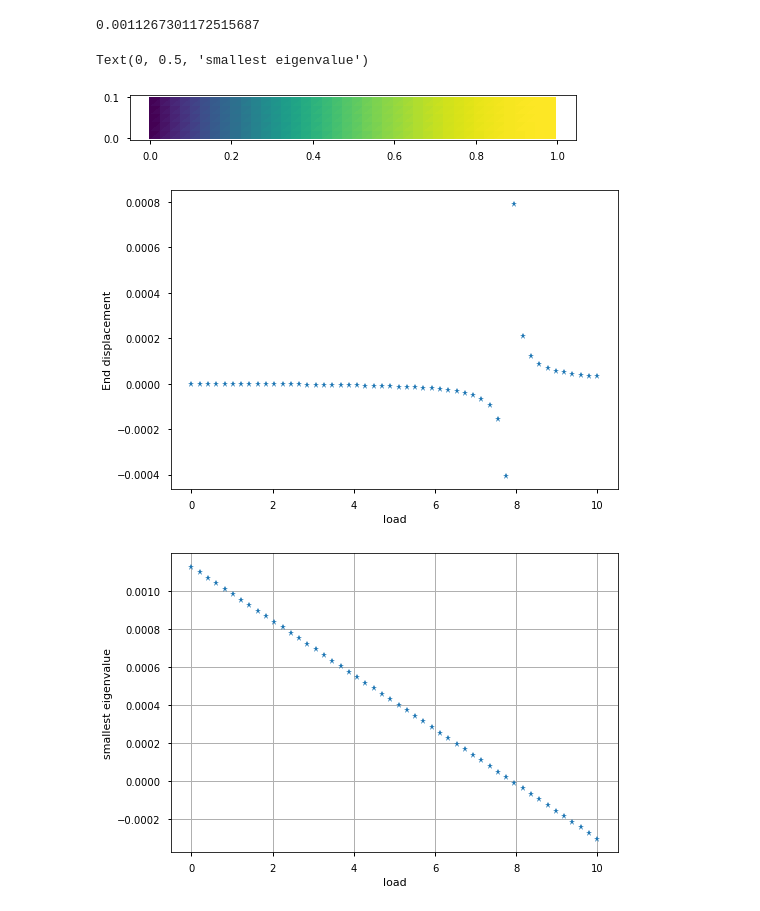
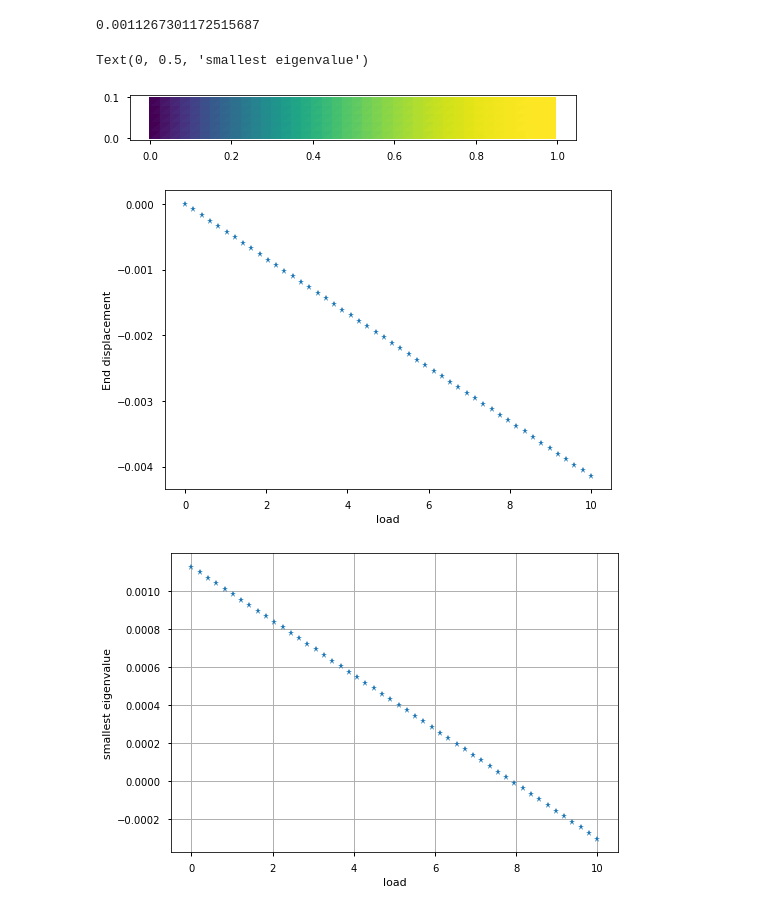
Before and after one commit to msolides2020/MU5MES01-2020, a Jupyter notebook: 04-Stability_bifurcations/NonlinearStabilityCheck.ipynb, the cells around one changed output. Saved outputs shown, nothing was run; the diff lists cells and outputs as text; code cells hidden in the pictures.

```diff
--- a/04-Stability_bifurcations/NonlinearStabilityCheck.ipynb
+++ b/04-Stability_bifurcations/NonlinearStabilityCheck.ipynb
@@ -117,14 +117,14 @@ At each time step:
 
     For the stability check, we define the following function returning the smallest eigenvalue of a bilinear form with given Dirichlet boundary conditions
 # %%
-def stability_monitor(ddE,neig=2,verbose=True):
+def stability_monitor(ddE, u, bcs, neig=2,verbose=True):
     eig_solver = EigenSolver(ddE, u, bcs=bcs)
     ncv, it = eig_solver.solve(neig,verbose=verbose)
     eigenvalues, [eigenvectors_real, eigenvectors_im] = eig_solver.get_eigenpairs(ncv)
     min_eig = min(eigenvalues.real)
     return min_eig
 
-stability_monitor(jacobian,neig=2)
+stability_monitor(jacobian, u, bcs, neig=2)
 # %% [output]
 ---- setting additional slepc options -----
      eps_max_it : 100
@@ -134,33 +134,33 @@ Number of converged/requested eigenvalues with 1 iterations  : 6/2
 # %%
 u.assign(Constant((0., 0.)))
 loads = np.linspace(0.0, 10, 50)
 forces = 0. * loads
 displ = 0. * loads
 min_eig = 0. * loads
 u.rename("u","u")
 file_u = File("results/nonlinear_compression.pvd");
 for (i,t) in enumerate(loads):
     b0.t = t
     # solve the problem
     solver.solve()
     # compute the smallest eigenvalue
-    min_eig[i] = stability_monitor(jacobian,neig=2,verbose=False)
+    min_eig[i] = stability_monitor(jacobian, u, bcs, neig=2,verbose=False)
     # force and end displacement
-    displ[i] = assemble(u[1]*ds(2))/Ly # average transverse displacement on the rigth end
+    displ[i] = assemble(u[0]*ds(2))/Ly # average displacement of the right end
     file_u << (u,t)
 plt.figure(0)
 plot(u, mode = "displacement")
 plt.figure(1)
 plt.plot(loads,displ,"*")
 plt.xlabel("load")
 plt.ylabel("End displacement")
 plt.figure(2)
 plt.plot(loads,min_eig,"*")
 plt.grid()
 plt.xlabel("load")
 plt.ylabel("smallest eigenvalue")
 # %% [output]
 Text(0, 0.5, 'smallest eigenvalue')
 [figure]
-[figure, old version]
+[figure, new version]
 [figure]
```
